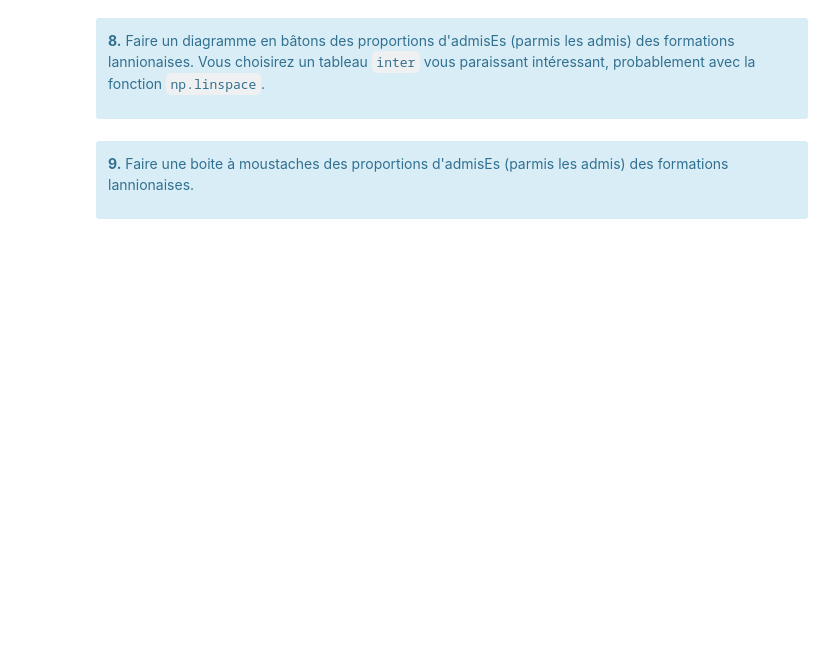
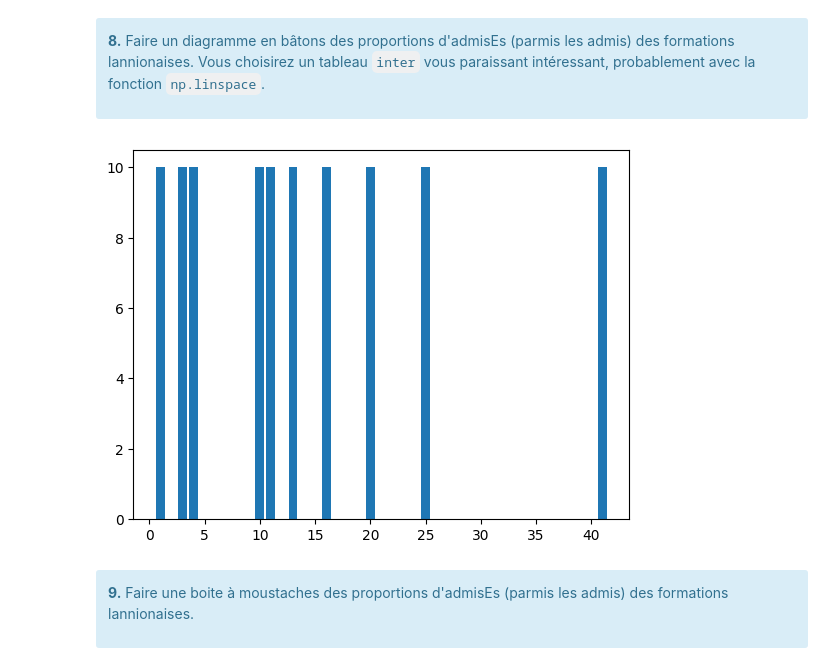
Before and after one commit to Guigui2277/Sae-2.04, a Jupyter notebook: TP/S2.04-R2.08_TP0-Etu.ipynb, the cells around one changed output. Drawn from its saved outputs; the diff is of its cells as text; code cells hidden in the pictures; blank space fills up the shorter version.

```diff
--- a/TP/S2.04-R2.08_TP0-Etu.ipynb
+++ b/TP/S2.04-R2.08_TP0-Etu.ipynb
@@ -166,6 +171,12 @@ inter = plt.bar
 <div class="alert alert-info" role="alert">
 
 **8.** Faire un diagramme en bâtons des proportions d'admisEs (parmis les admis) des formations lannionaises. Vous choisirez un tableau `inter` vous paraissant intéressant, probablement avec la fonction `np.linspace`.
+# %%
+    np.linspace(Adme, stop=Adme)
+
+    inter = plt.bar(Adme, height=10)
+# %% [output]
+[figure, added]
 # %% [markdown]
 <div class="alert alert-info" role="alert">
 
```
Also changed, not shown: parts of 15 cells of this notebook, 8 other files.
